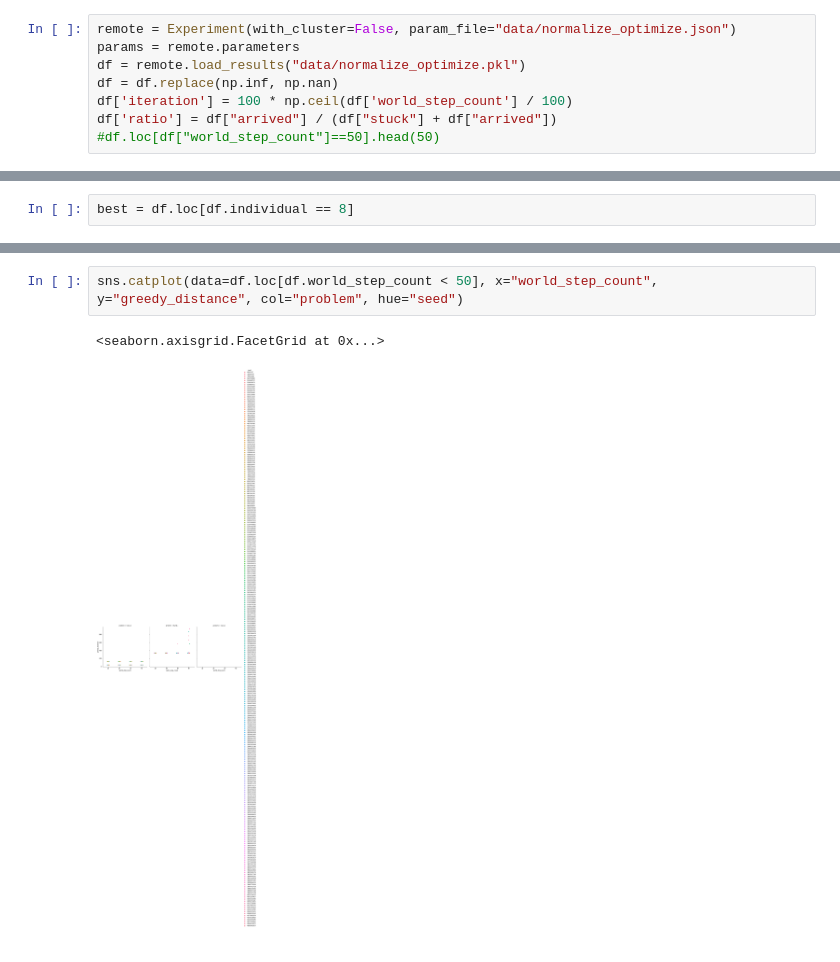
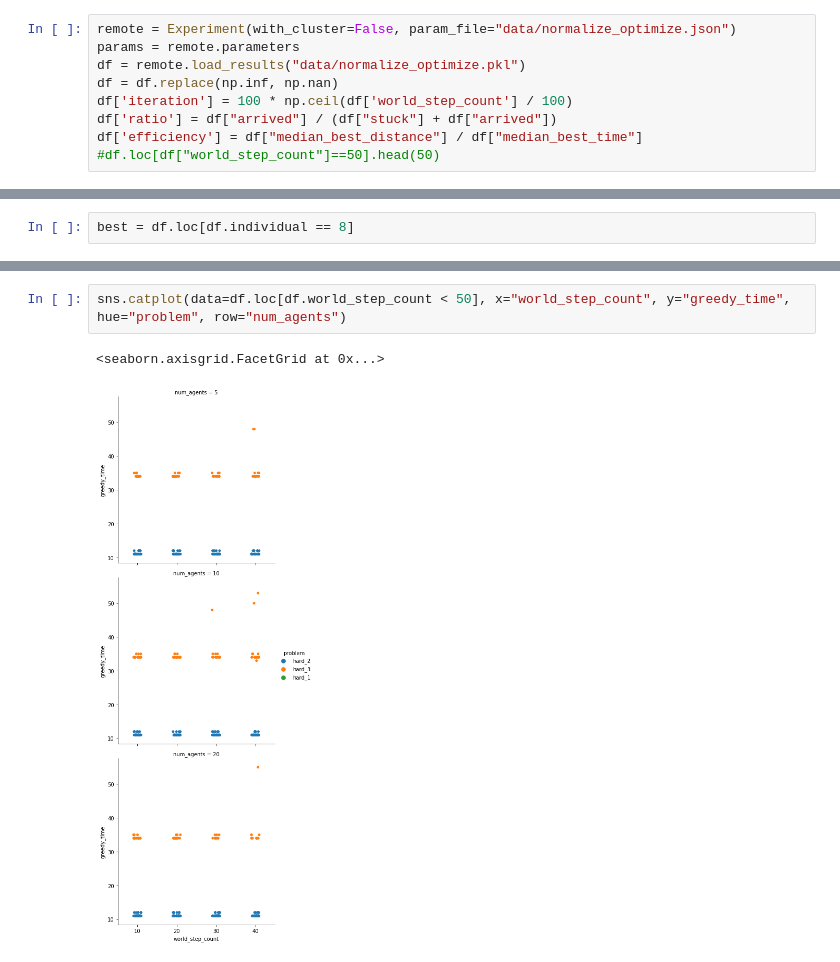
Before and after one commit to ovgu-FINken/ACO-MAPF, a Jupyter notebook: Aco-Visualization.ipynb, the cells around one changed output, grey strips where cells are left out. Drawn from its saved outputs; the diff is of its cells as text.

```diff
--- a/Aco-Visualization.ipynb
+++ b/Aco-Visualization.ipynb
@@ -191,6 +191,7 @@ df = remote.load_results("data/normalize_optimize.pkl")
 df = df.replace(np.inf, np.nan)
 df['iteration'] = 100 * np.ceil(df['world_step_count'] / 100)
 df['ratio'] = df["arrived"] / (df["stuck"] + df["arrived"])
+df['efficiency'] = df["median_best_distance"] / df["median_best_time"]
 #df.loc[df["world_step_count"]==50].head(50)
 # %%
 df["iteration"].unique()
@@ -241,5 +242,5 @@ sns.catplot(data=best, x="iteration", y="ratio", kind="box", row="problem", col=
 # %%
-sns.catplot(data=df.loc[df.world_step_count < 50], x="world_step_count", y="greedy_distance", col="problem", hue="seed")
+sns.catplot(data=df.loc[df.world_step_count < 50], x="world_step_count", y="greedy_time", hue="problem", row="num_agents")
 # %% [output]
 <seaborn.axisgrid.FacetGrid at 0x...>
-[figure, old version]
+[figure, new version]
```
Also changed, not shown: parts of 2 cells of this notebook, 1 other file.
